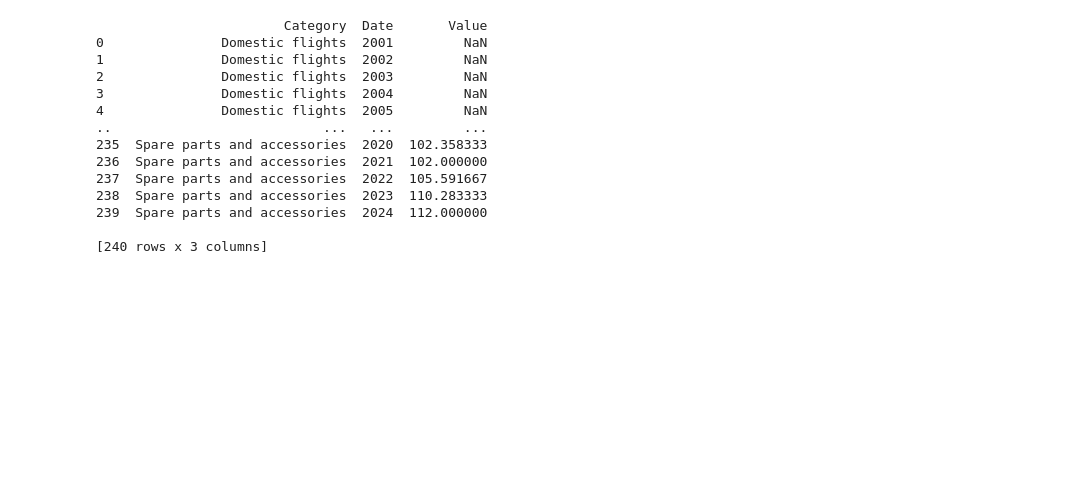
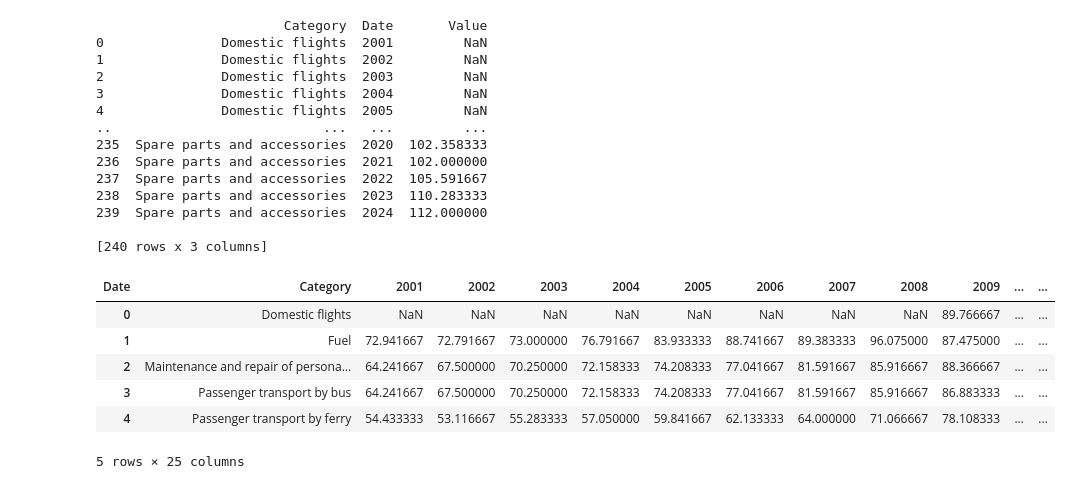
Before and after one commit to NumEconCopenhagen/projects-2024-jacobogmads, a Jupyter notebook: Jacob/Data project/jacob_data.ipynb, the cells around one changed output. Drawn from its saved outputs; the diff is of its cells as text; code cells hidden in the pictures; blank space fills up the shorter version.

```diff
--- a/Jacob/Data project/jacob_data.ipynb
+++ b/Jacob/Data project/jacob_data.ipynb
@@ -102,3 +116,26 @@ print(df_yearly_mean)
 239  Spare parts and accessories  2024  112.000000
 
 [240 rows x 3 columns]
+# %%
+df_wide = df_yearly_mean.pivot(index='Category', columns='Date', values='Value')
+
+# Since you may have NaNs in your original data as seen in the screenshot,
+# you might want to fill them with a value or forward-fill them
+df_wide.fillna(method='ffill', inplace=True)  # forward fill to replace NaNs
+
+# If you want to replace NaN with 0s instead, you can do:
+# df_wide.fillna(0, inplace=True)
+
+# Optionally, reset the index if you want 'Date' to be a column and not the index
+df_wide.reset_index(inplace=True)
+
+# Output the wide format DataFrame
+df_wide.head()
+# %% [output]
+| Date | Category | 2001 | 2002 | 2003 | 2004 | 2005 | 2006 | 2007 | 2008 | 2009 | ... | ... |
+| 0 | Domestic flights | NaN | NaN | NaN | NaN | NaN | NaN | NaN | NaN | 89.766667 | ... | ... |
+| 1 | Fuel | 72.941667 | 72.791667 | 73.000000 | 76.791667 | 83.933333 | 88.741667 | 89.383333 | 96.075000 | 87.475000 | ... | ... |
+| 2 | Maintenance and repair of persona... | 64.241667 | 67.500000 | 70.250000 | 72.158333 | 74.208333 | 77.041667 | 81.591667 | 85.916667 | 88.366667 | ... | ... |
+| 3 | Passenger transport by bus | 64.241667 | 67.500000 | 70.250000 | 72.158333 | 74.208333 | 77.041667 | 81.591667 | 85.916667 | 86.883333 | ... | ... |
+| 4 | Passenger transport by ferry | 54.433333 | 53.116667 | 55.283333 | 57.050000 | 59.841667 | 62.133333 | 64.000000 | 71.066667 | 78.108333 | ... | ... |
+5 rows × 25 columns
```
Also changed, not shown: parts of 5 cells of this notebook.
